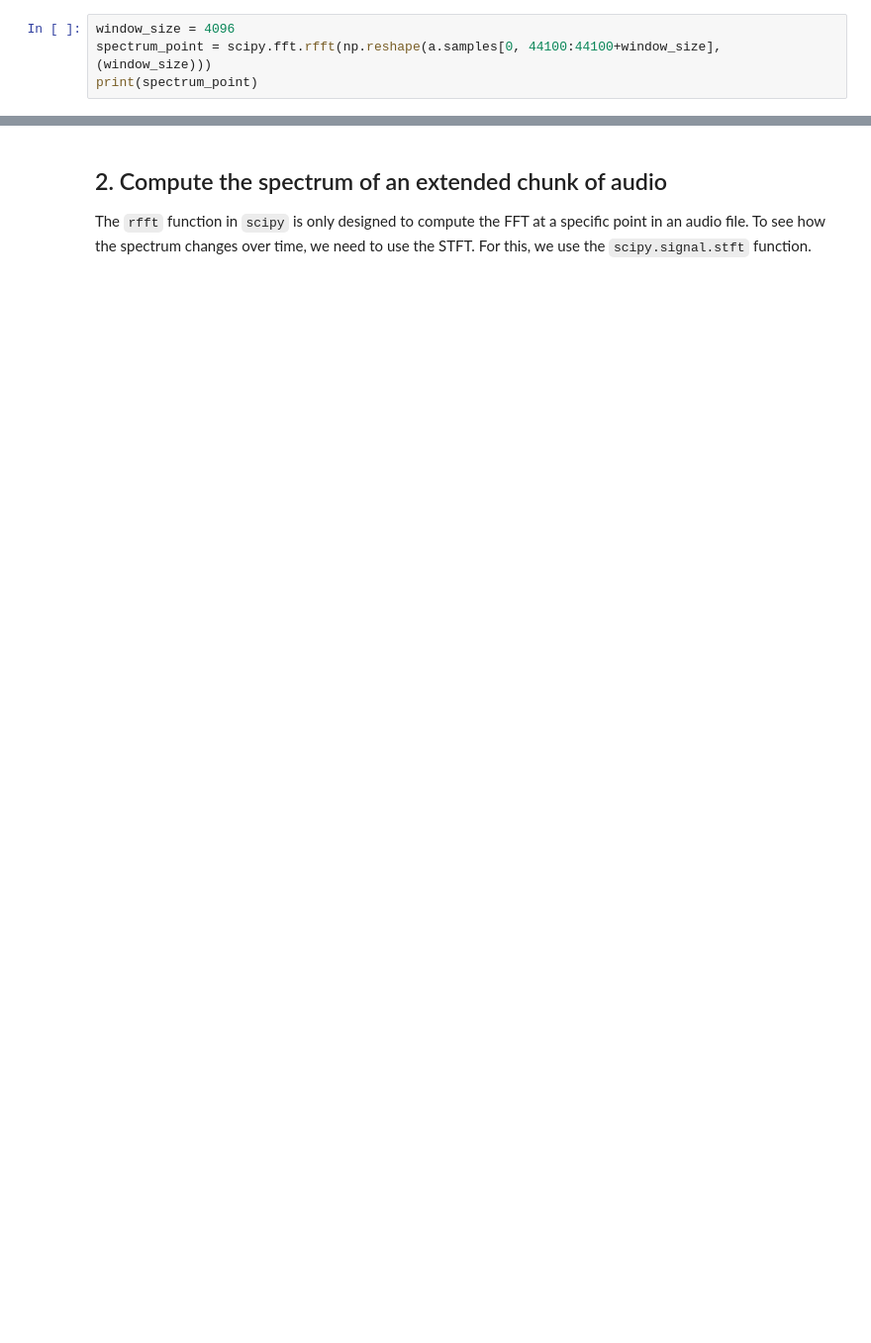
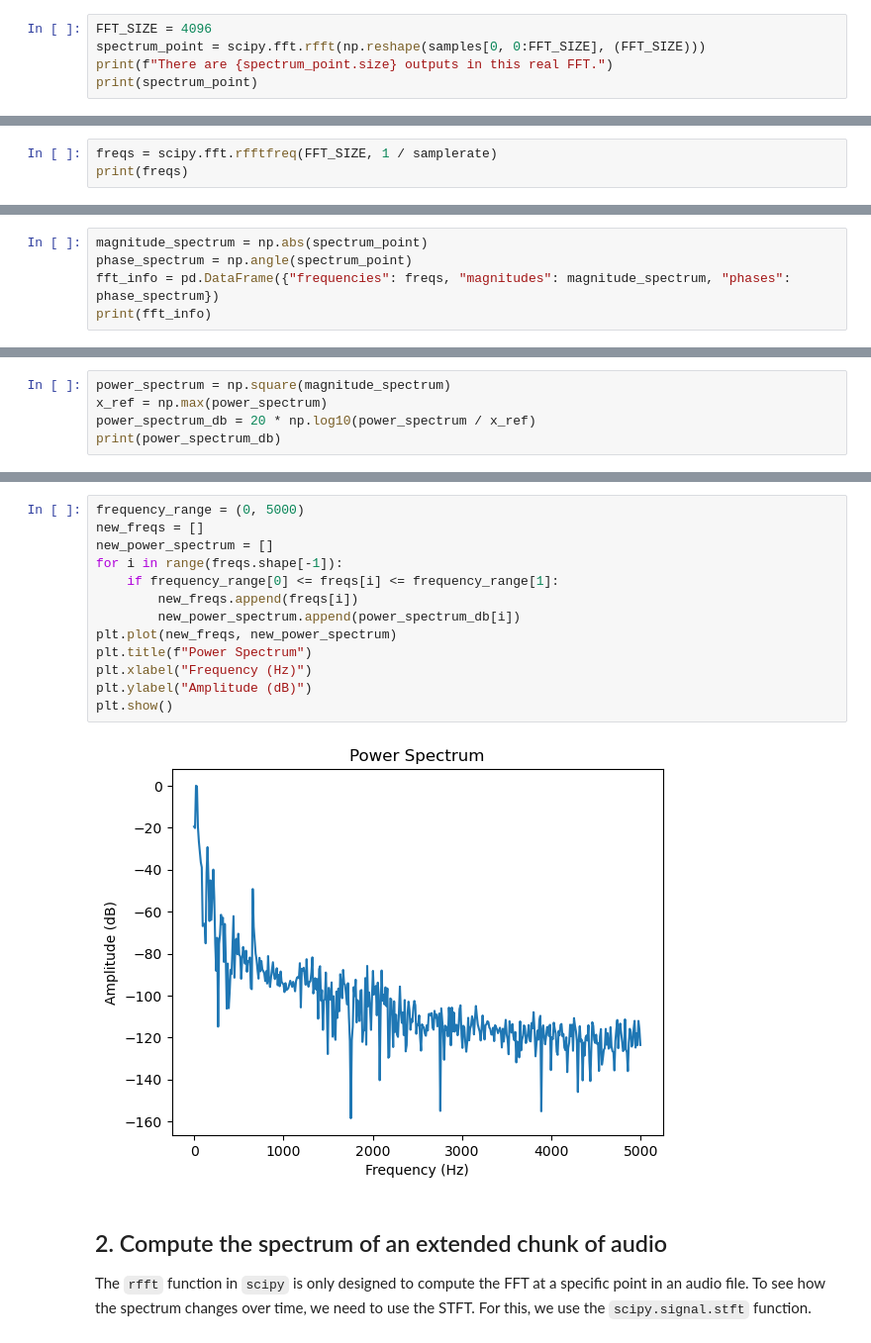
Before and after one commit to fleximeter/aus-python, a Jupyter notebook: notebooks/spectrum.ipynb, the cells around one changed output, grey strips where cells are left out. Shown at 99% size. Drawn from its saved outputs; the diff is of its cells as text; blank space fills up the shorter version.

```diff
--- a/notebooks/spectrum.ipynb
+++ b/notebooks/spectrum.ipynb
@@ -16,5 +19,6 @@ To compute the spectrum at a particular point in an audio file, you simply run `
 # %%
-window_size = 4096
-spectrum_point = scipy.fft.rfft(np.reshape(a.samples[0, 44100:44100+window_size], (window_size)))
+FFT_SIZE = 4096
+spectrum_point = scipy.fft.rfft(np.reshape(samples[0, 0:FFT_SIZE], (FFT_SIZE)))
+print(f"There are {spectrum_point.size} outputs in this real FFT.")
 print(spectrum_point)
 # %% [output]
@@ -45,0 +32,3 @@ print(fft_info)
+# %%
+freqs = scipy.fft.rfftfreq(FFT_SIZE, 1 / samplerate)
+print(freqs)
@@ -45,0 +40,5 @@ print(fft_info)
+# %%
+magnitude_spectrum = np.abs(spectrum_point)
+phase_spectrum = np.angle(spectrum_point)
+fft_info = pd.DataFrame({"frequencies": freqs, "magnitudes": magnitude_spectrum, "phases": phase_spectrum})
+print(fft_info)
@@ -45,0 +64,5 @@ print(fft_info)
+# %%
+power_spectrum = np.square(magnitude_spectrum)
+x_ref = np.max(power_spectrum)
+power_spectrum_db = 20 * np.log10(power_spectrum / x_ref)
+print(power_spectrum_db)
@@ -46,3 +74,18 @@ print(fft_info)
+# %%
+frequency_range = (0, 5000)
+new_freqs = []
+new_power_spectrum = []
+for i in range(freqs.shape[-1]):
+    if frequency_range[0] <= freqs[i] <= frequency_range[1]:
+        new_freqs.append(freqs[i])
+        new_power_spectrum.append(power_spectrum_db[i])
+plt.plot(new_freqs, new_power_spectrum)
+plt.title(f"Power Spectrum")
+plt.xlabel("Frequency (Hz)")
+plt.ylabel("Amplitude (dB)")
+plt.show()
+# %% [output]
+[figure, added]
 # %% [markdown]
 ## 2. Compute the spectrum of an extended chunk of audio
 The `rfft` function in `scipy` is only designed to compute the FFT at a specific point in an audio file. To see how the spectrum changes over time, we need to use the STFT. For this, we use the `scipy.signal.stft` function.
```
Also changed, not shown: parts of 21 cells of this notebook, 1 other file.
